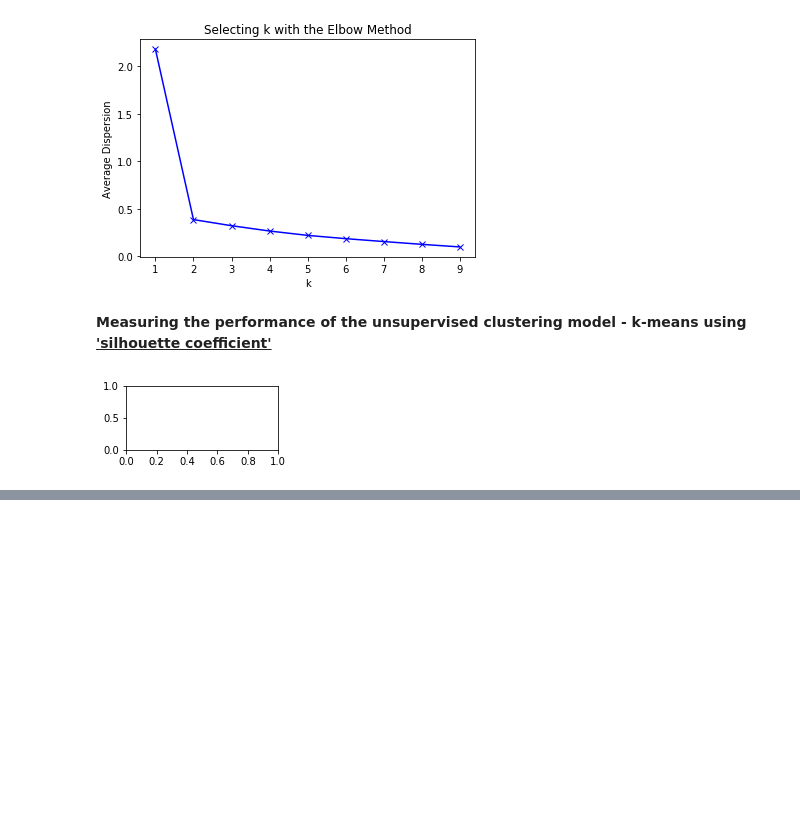
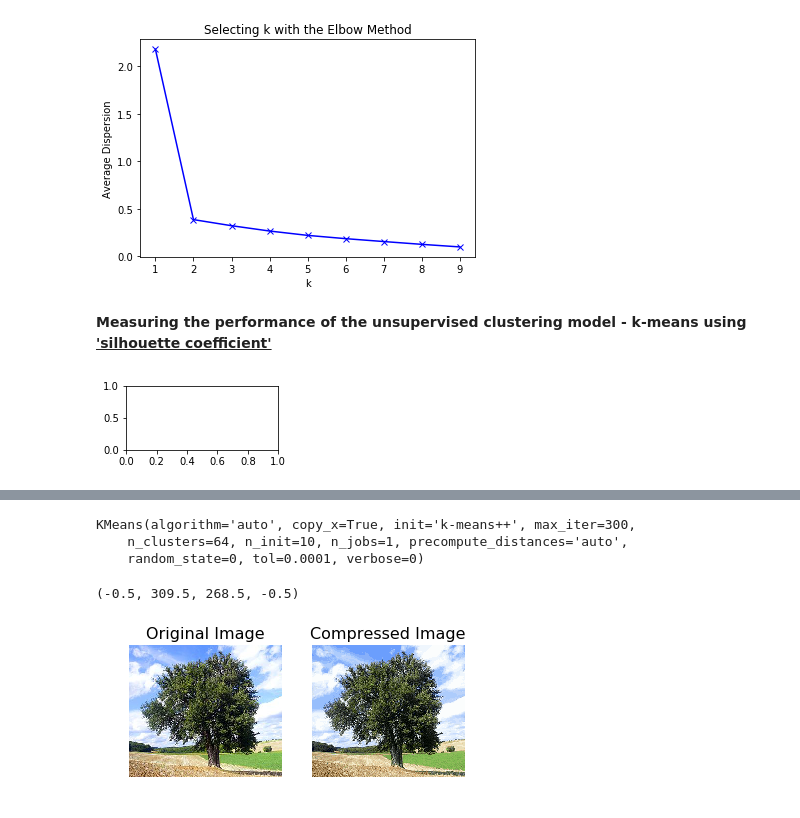
Before and after one commit to Anshul-GH/scikit-learn-application, a Jupyter notebook: MachineLearningWithScikit-learnEbook.ipynb, the cells around one changed output, grey strips where cells are left out. Saved outputs shown, nothing was run; the diff lists cells and outputs as text; code cells hidden in the pictures; blank space fills up the shorter version.

```diff
--- a/MachineLearningWithScikit-learnEbook.ipynb
+++ b/MachineLearningWithScikit-learnEbook.ipynb
@@ -1948,0 +1983,31 @@ plt.show()
+# %%
+image_array_sample = shuffle(image_flattened, random_state=0)[:1000]
+estimator = KMeans(n_clusters=64, random_state=0)
+estimator.fit(image_array_sample)
+# %% [output]
+KMeans(algorithm='auto', copy_x=True, init='k-means++', max_iter=300,
+    n_clusters=64, n_init=10, n_jobs=1, precompute_distances='auto',
+    random_state=0, tol=0.0001, verbose=0)
+# %%
+cluster_assignments = estimator.predict(image_flattened)
+compressed_palette = estimator.cluster_centers_
+# %%
+compressed_img = np.zeros((width, height, compressed_palette.shape[1]))
+label_idx = 0
+
+for i in range(width):
+    for j in range(height):
+        compressed_img[i][j] = compressed_palette[cluster_assignments[label_idx]]
+        label_idx += 1
+# %%
+plt.subplot(121)
+plt.title('Original Image', fontsize=16)
+plt.imshow(original_img)
+plt.axis('off')
+plt.subplot(122)
+plt.title('Compressed Image', fontsize=16)
+plt.imshow(compressed_img)
+plt.axis('off')
+# %% [output]
+(-0.5, 309.5, 268.5, -0.5)
+[figure, added]
```
Also changed, not shown: parts of 9 cells of this notebook, 1 other file.
